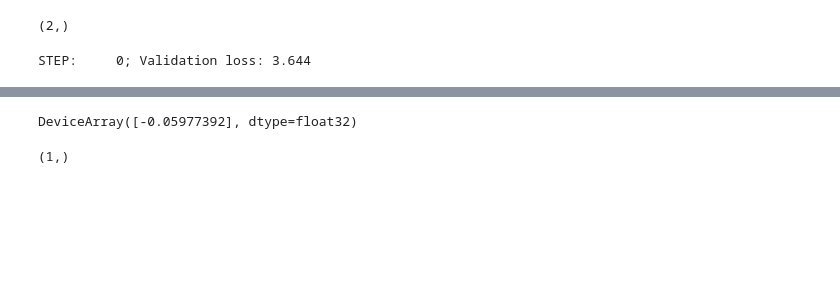
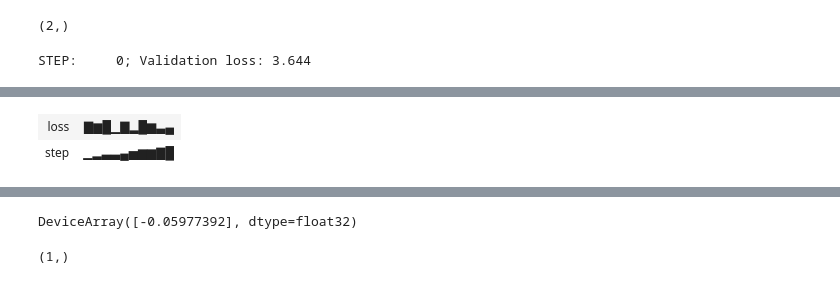
Before and after one commit to vz415/lfiax, a Jupyter notebook: examples/linear_regression.ipynb, the cells around one changed output, grey strips where cells are left out. Saved outputs shown, nothing was run; the diff lists cells and outputs as text; code cells hidden in the pictures; blank space fills up the shorter version.

Commit message:
save of linear_regression.ipynb with ace_eig_loss ran block by block

```diff
--- a/examples/linear_regression.ipynb
+++ b/examples/linear_regression.ipynb
@@ -283,0 +635,96 @@ DeviceArray([[0.],
+# %%
+import wandb
+
+wandb.init(project="lfiax_linRegression_ACE", entity="vz_uci")
+
+# TODO: Put this in hydra config file
+seed = 1231
+key = jrandom.PRNGKey(seed)
+
+# d = jnp.array([-10.0, 0.0, 5.0, 10.0])
+# d = jnp.array([1., 2.])
+# d = jnp.array([1.])
+d_obs = jnp.array([1.0])
+# d_obs = jnp.array([])
+# d_prop = jrandom.uniform(key, shape=(1,), minval=-10.0, maxval=10.0)
+d_sim = jnp.concatenate((d_obs, d_prop), axis=0)
+len_x = len(d_sim)
+len_d = len(d_obs)
+len_xi = len(d_prop)
+
+# Params and hyperparams
+theta_shape = (2,)
+d_shape = (len(d_obs),)
+xi_shape = (len_xi,)
+EVENT_SHAPE = (len(d_sim),)
+# EVENT_DIM is important for the normalizing flow's block.
+EVENT_DIM = 1
+cond_info_shape = (theta_shape[0], len_d, len_xi)
+
+batch_size = 128
+flow_num_layers = 10
+mlp_num_layers = 4
+hidden_size = 500
+num_bins = 4
+learning_rate = 1e-4
+
+training_steps = 1000
+eval_frequency = 100
+
+wandb.config = {
+  "learning_rate": learning_rate,
+  "epochs": training_steps,
+  "batch_size": batch_size,
+  "flow_num_layers": flow_num_layers,
+  "mlp_num_layers": mlp_num_layers,
+  "hidden_size": hidden_size,
+  "num_bins": num_bins,
+  "num_samples": num_samples,
+  "optimizer": "adam",
+  "xi": d_prop,
+  "x": d_sim
+}
+
+optimizer = optax.adam(learning_rate)
+
+# Simulating the data to be used to train the flow.
+num_samples = 10000
+# TODO: put this function in training since d will be changing.
+X = sim_data(d_sim, num_samples, key)
+
+# Create tf dataset from sklearn dataset
+dataset = tf.data.Dataset.from_tensor_slices(X)
+
+# Splitting into train/validate ds
+train = dataset.skip(2000)
+val = dataset.take(2000)
+
+# load_dataset(split: tfds.Split, batch_size: int)
+train_ds = load_dataset(train, 512)
+valid_ds = load_dataset(val, 512)
+
+# Training
+prng_seq = hk.PRNGSequence(42)
+params = log_prob.init(
+    next(prng_seq),
+    np.zeros((1, *EVENT_SHAPE)),
+    np.zeros((1, *theta_shape)),
+    np.zeros((1, *d_shape)),
+    np.zeros((1, *xi_shape)),
+)
+opt_state = optimizer.init(params)
+
+for step in range(training_steps):
+    params, opt_state, grads_d = update(
+        params, next(prng_seq), opt_state, next(train_ds)
+    )
+
+    if step % eval_frequency == 0:
+        val_loss = eval_fn(params, next(valid_ds))
+        print(f"STEP: {step:5d}; Validation loss: {val_loss:.3f}")
+
+        wandb.log({"loss": val_loss, "step": step})
+
+        # Optional
+        # wandb.watch(model)
+# %% [output]
@@ -283,0 +734,2 @@ DeviceArray([[0.],
+| loss | ▇▆█▁▇▂█▆▃▄ |
+| step | ▁▂▃▃▄▅▆▆▇█ |
```
Also changed, not shown: parts of 38 cells of this notebook, 37 other files.
